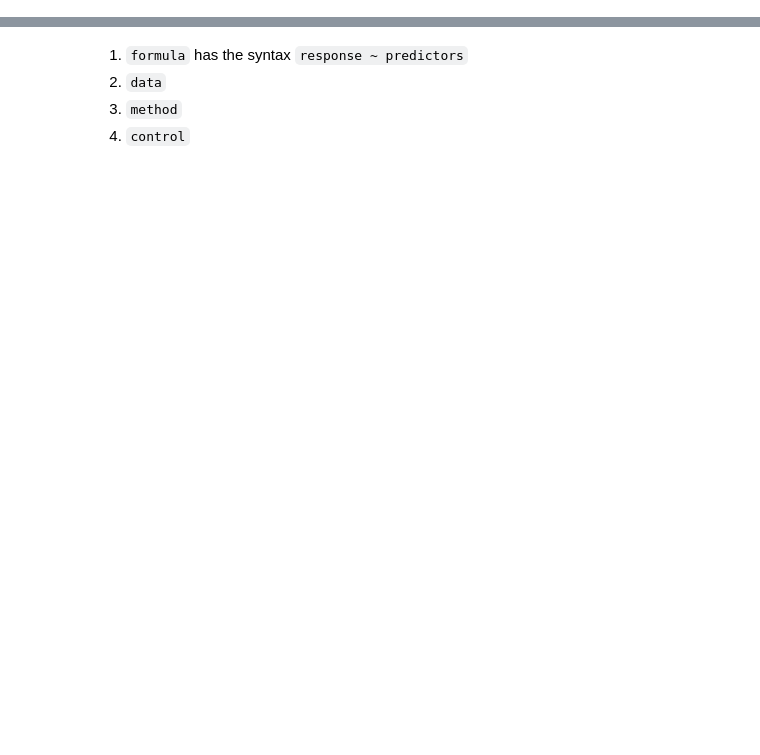
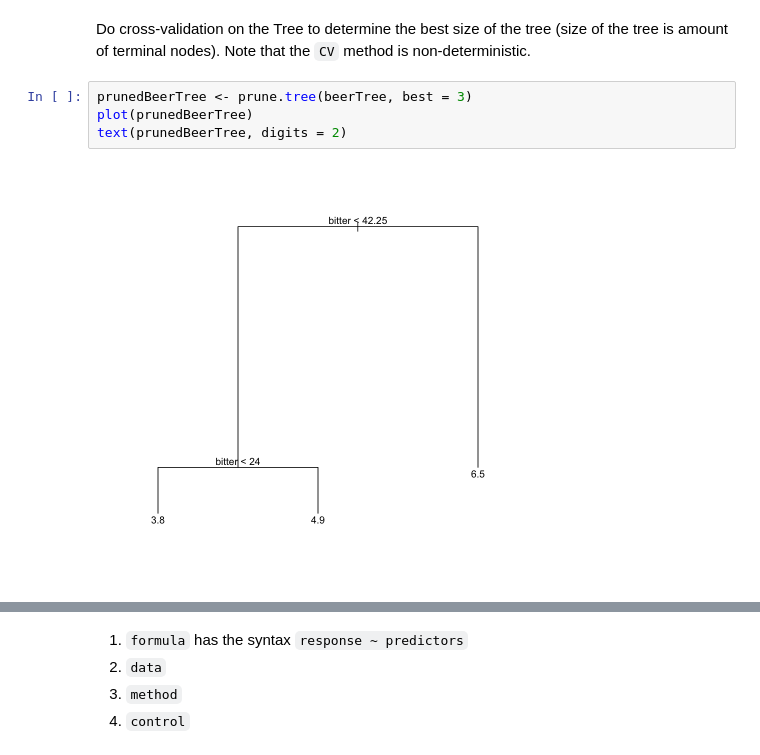
Before and after one commit to hua0-richard/jupyter-notes, a Jupyter notebook: cart.ipynb, the cells around one changed output, grey strips where cells are left out. Cells and saved outputs as stored; diff of their text form; blank space fills up the shorter version.

```diff
--- a/cart.ipynb
+++ b/cart.ipynb
@@ -2,0 +22,8 @@ CART (Classification and Regression Trees)
+# %% [markdown]
+Do cross-validation on the Tree to determine the best size of the tree (size of the tree is amount of terminal nodes). Note that the `CV` method is non-deterministic.
+# %%
+prunedBeerTree <- prune.tree(beerTree, best = 3)
+plot(prunedBeerTree)
+text(prunedBeerTree, digits = 2)
+# %% [output]
+[figure, added]
```
Also changed, not shown: parts of 36 cells of this notebook, 1 other file.
